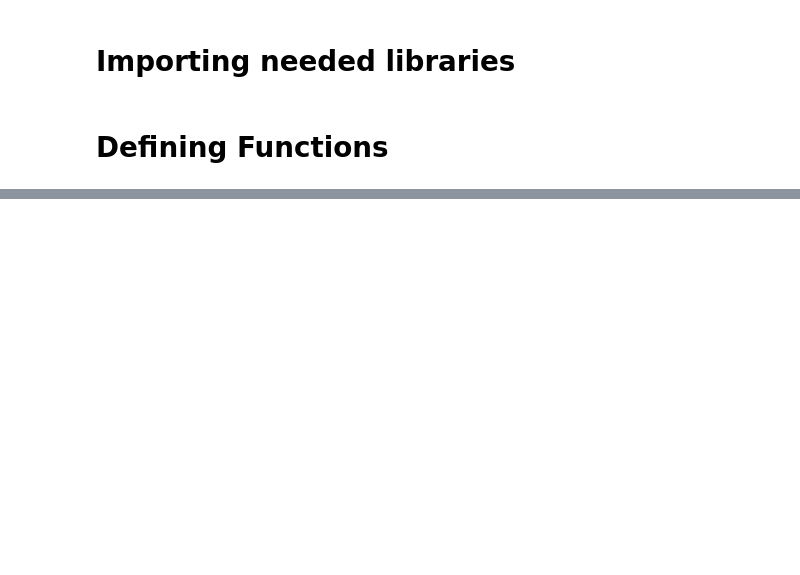
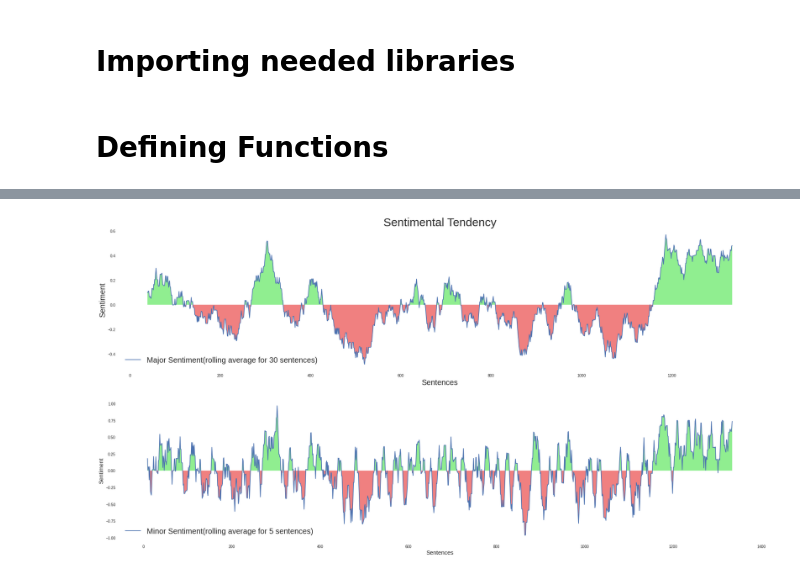
Before and after one commit to KhaldounN/Files-, a Jupyter notebook: FINAL_DSF.ipynb, the cells around one changed output, grey strips where cells are left out. Drawn from its saved outputs; the diff is of its cells as text; code cells hidden in the pictures; blank space fills up the shorter version.

```diff
--- a/FINAL_DSF.ipynb
+++ b/FINAL_DSF.ipynb
@@ -166,7 +172,8 @@ results
 import pickle
 filename = 'emotions_detector.sav'
 pickle.dump(model_emotions, open(filename, 'wb'))
-
+pickle.dump(cv, open("vectorizer.pickle", "wb"))
 #test Loading the model
 loaded_model = pickle.load(open(filename, 'rb'))
+pickle.load(open("vectorizer.pickle", 'rb'))
 # %% [output]
@@ -198,6 +211,7 @@ import pickle
 # load book , clean data and split into sentences
 def Load_book(path):
   book = open(path, 'r').read()
+  book = book.replace("_",' ')
   book = book.replace("\n",'')
   sentences  = book.split('.')
 
@@ -205,10 +219,10 @@ def Load_book(path):
 
 # run sentiment analysis on each sentence in the book and save them into df_setiment
 def Analyzse_sentiment(sentences):
-  warnings.filterwarnings('ignore')
   tagger = TextClassifier.load('sentiment')
   df_sentiment = pd.DataFrame((np.zeros((4,int(len(sentences))))))
   for i, sentence in enumerate(sentences):
+    warnings.filterwarnings('ignore')
     sentence = Sentence(sentence)
     tagger.predict(sentence)
     df_sentiment[i].update(sentence.labels)
@@ -254,6 +268,8 @@ def Display_sentiment(df_sentiment  , booktitle = ' book title'):
   axes[1].legend(['Minor Sentiment(rolling average for 5 sentences)'] , fontsize=20)
 # run emotions dedection on each sentence
 def Analyzse_Emotions(sentences):
+  token = RegexpTokenizer(r'[a-zA-Z0-9]+')
+  cv = pickle.load(open("vectorizer.pickle", 'rb'))
   df_emotions = pd.DataFrame((np.zeros((1,int(len(sentences))))))
   filename = 'emotions_detector.sav'
   model = pickle.load(open(filename, 'rb'))
@@ -294,6 +310,8 @@ def Display_emotions(df_emotions , booktitle = 'Book Title'):
 
   fig.show()
 
+
+# The Below Function retrive a Data Frame containing all the Entities detected and entity label ( index is sentence in text)
 def Analyze_entities(sentences):
   df_ent = pd.DataFrame((np.zeros((100,int(len(sentences))))))
   df_ents = pd.DataFrame((np.zeros((3,int(len(sentences))))))
@@ -313,7 +331,7 @@ def Analyze_entities(sentences):
   df_ents = df_ents[df_ents.label.isin([ 'PERSON' ,'NORP','GPE', 'LOC','EVENT', 'LAW'])]
   return df_ents
 
-
+#the Below Function draw a Sunburt chart displaying entities mentioned alog with their types
 def Display_entities(df_ents):
   df_ents = df_ents.groupby(by=['label','entity']).count().sort_values(by='index', ascending=False).head(20)
   df_ents = df_ents.reset_index(level=['label', 'entity'])
@@ -322,6 +340,7 @@ def Display_entities(df_ents):
   fig.show()
 
 def Analyze_Book(path,booktitle="Book Title"):
+  warnings.filterwarnings('ignore')
   sentences = Load_book(path)
   df_sent = Analyzse_sentiment(sentences)
   df_emo = Analyzse_Emotions(sentences)
@@ -329,3 +348,6 @@ def Analyze_Book(path,booktitle="Book Title"):
   Display_sentiment(df_sent)
   Display_entities(df_ent)
   Display_emotions(df_emo)
+# %%
+Analyze_Book('/content/On the Genealogy of Morality.txt')
+# %% [output]
@@ -332 +374,2 @@ def Analyze_Book(path,booktitle="Book Title"):
+[figure, added]
 # %%
```
Also changed, not shown: parts of 11 cells of this notebook.
